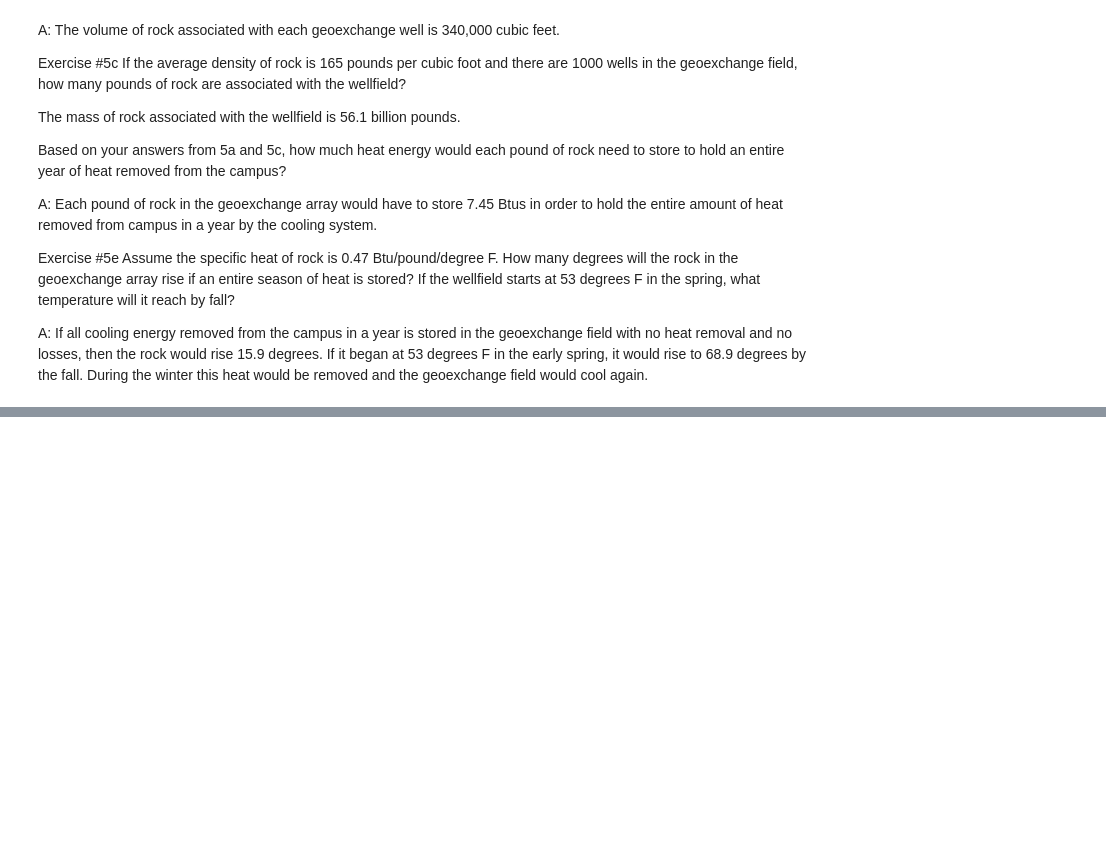
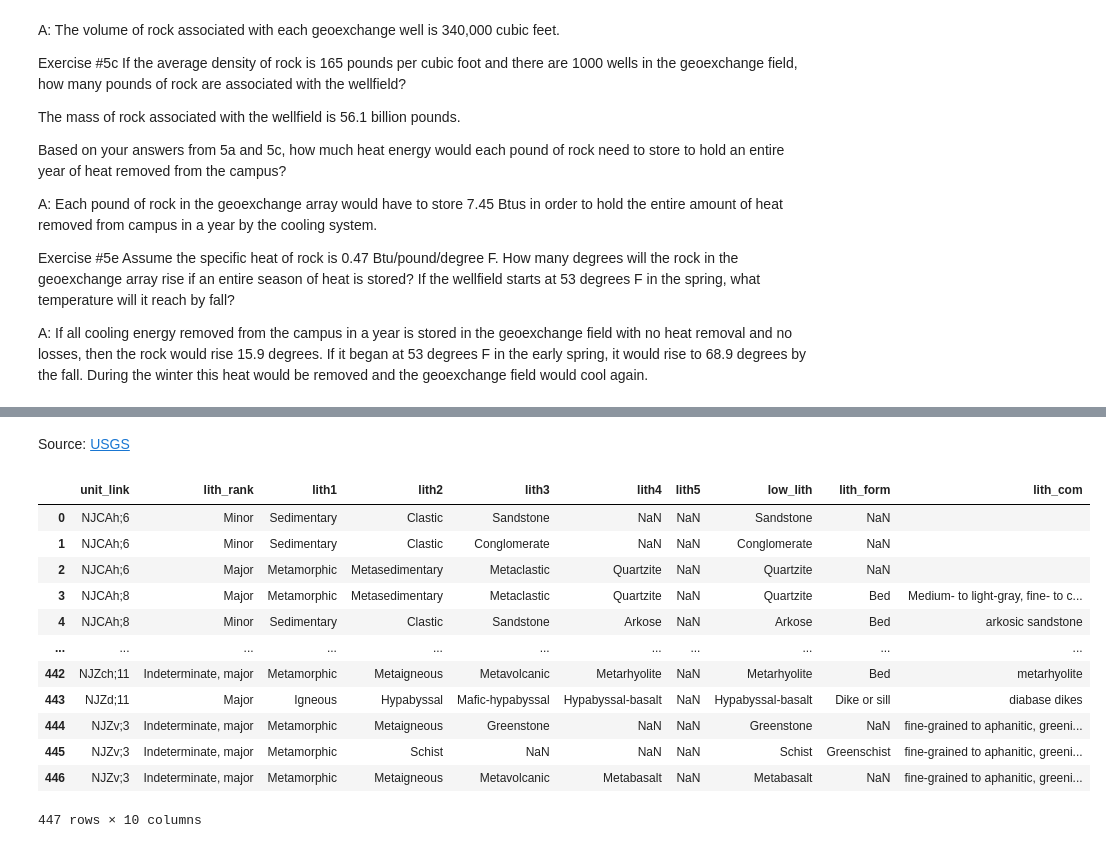
Before and after one commit to globalseismology/avni-courses.solid-earth-fundamentals, a Jupyter notebook: Field_Trip_3_Local_Geology/Field_Trip_Local_Geology_worksheet.ipynb, the cells around one changed output, grey strips where cells are left out. Cells and saved outputs as stored; diff of their text form; code cells hidden in the pictures; blank space fills up the shorter version.

```diff
--- a/Field_Trip_3_Local_Geology/Field_Trip_Local_Geology_worksheet.ipynb
+++ b/Field_Trip_3_Local_Geology/Field_Trip_Local_Geology_worksheet.ipynb
@@ -170,3 +170,27 @@ Princeton’s district energy expansion project will include the use of bore hol
 <img src="Images/borehole_drilling_2.png" alt="drawing" width="100%"/>
 
 Princeton is installing over a thousand geoexchange bores on campus. The bores are between 600 and 850 feet deep. 1 ½” diameter HDPE tube is inserted in the wells in a U‐bend to carry water down to the bottom and back to the surface again. As the water is pumped through the wells it will give up heat to the rock (summer) or pick up heat from the rock (winter). **Source:** Whiting-Turner
+# %% [markdown]
+Source: [USGS](https://mrdata.usgs.gov/geology/state/state.php?state=NJ)
+# %%
+import geopandas as gpd
+import pandas as pd
+
+NJ_lith = pd.read_csv('Files/NJ/NJ_lith.csv')
+NJ_units = pd.read_csv('Files/NJ/NJ_units.csv')
+# %%
+NJ_lith
+# %% [output]
+|  | unit_link | lith_rank | lith1 | lith2 | lith3 | lith4 | lith5 | low_lith | lith_form | lith_com |
+| 0 | NJCAh;6 | Minor | Sedimentary | Clastic | Sandstone | NaN | NaN | Sandstone | NaN |  |
+| 1 | NJCAh;6 | Minor | Sedimentary | Clastic | Conglomerate | NaN | NaN | Conglomerate | NaN |  |
+| 2 | NJCAh;6 | Major | Metamorphic | Metasedimentary | Metaclastic | Quartzite | NaN | Quartzite | NaN |  |
+| 3 | NJCAh;8 | Major | Metamorphic | Metasedimentary | Metaclastic | Quartzite | NaN | Quartzite | Bed | Medium- to light-gray, fine- to c... |
+| 4 | NJCAh;8 | Minor | Sedimentary | Clastic | Sandstone | Arkose | NaN | Arkose | Bed | arkosic sandstone |
+| ... | ... | ... | ... | ... | ... | ... | ... | ... | ... | ... |
+| 442 | NJZch;11 | Indeterminate, major | Metamorphic | Metaigneous | Metavolcanic | Metarhyolite | NaN | Metarhyolite | Bed | metarhyolite |
+| 443 | NJZd;11 | Major | Igneous | Hypabyssal | Mafic-hypabyssal | Hypabyssal-basalt | NaN | Hypabyssal-basalt | Dike or sill | diabase dikes |
+| 444 | NJZv;3 | Indeterminate, major | Metamorphic | Metaigneous | Greenstone | NaN | NaN | Greenstone | NaN | fine-grained to aphanitic, greeni... |
+| 445 | NJZv;3 | Indeterminate, major | Metamorphic | Schist | NaN | NaN | NaN | Schist | Greenschist | fine-grained to aphanitic, greeni... |
+| 446 | NJZv;3 | Indeterminate, major | Metamorphic | Metaigneous | Metavolcanic | Metabasalt | NaN | Metabasalt | NaN | fine-grained to aphanitic, greeni... |
+447 rows × 10 columns
```
Also changed, not shown: parts of 8 cells of this notebook, 12 other files.
